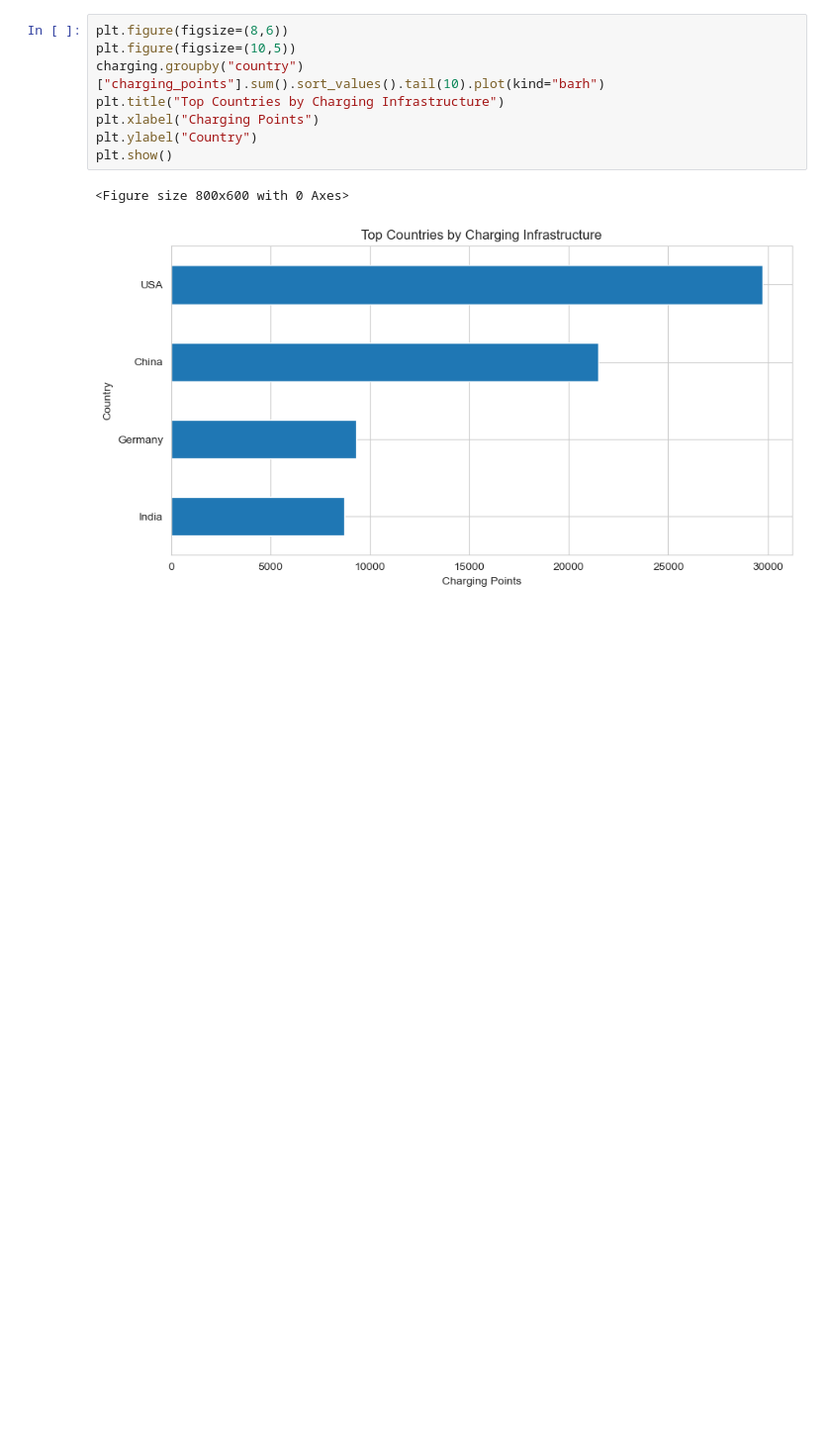
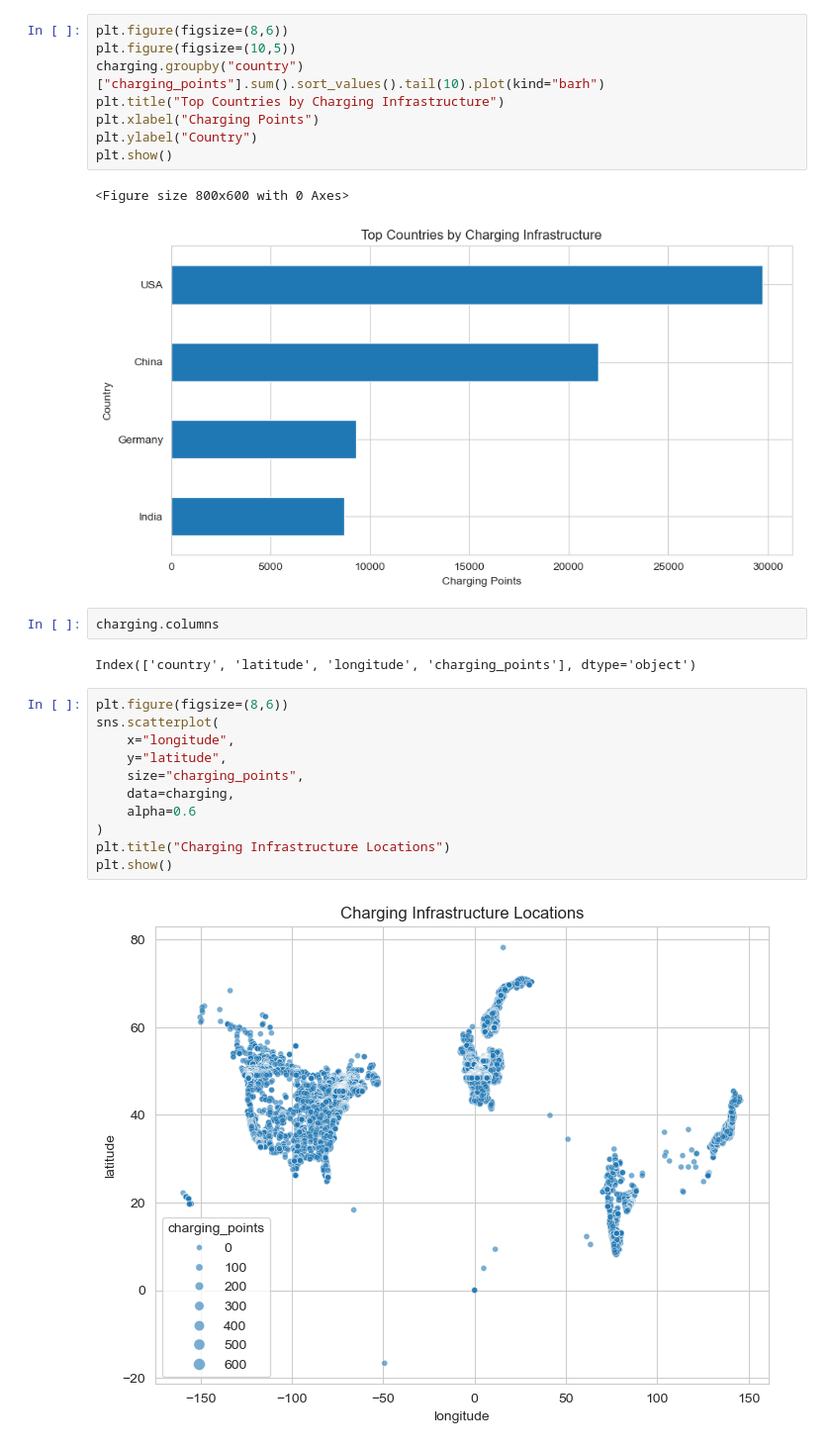
Before and after one commit to AnanthaRam-GS/eVehicle-adoption-analytics, a Jupyter notebook: notebooks/time_series.ipynb, the cells around one changed output. Shown at 99% size. Drawn from its saved outputs; the diff is of its cells as text; blank space fills up the shorter version.

Commit message:
feat: add charging station column inspection and plot output to the time series notebook

```diff
--- a/notebooks/time_series.ipynb
+++ b/notebooks/time_series.ipynb
@@ -78,3 +78,20 @@ plt.show()
 # %% [output]
 <Figure size 800x600 with 0 Axes>
 [figure]
+# %%
+charging.columns
+# %% [output]
+Index(['country', 'latitude', 'longitude', 'charging_points'], dtype='object')
+# %%
+plt.figure(figsize=(8,6))
+sns.scatterplot(
+    x="longitude",
+    y="latitude",
+    size="charging_points",
+    data=charging,
+    alpha=0.6
+)
+plt.title("Charging Infrastructure Locations")
+plt.show()
+# %% [output]
+[figure, added]
```
